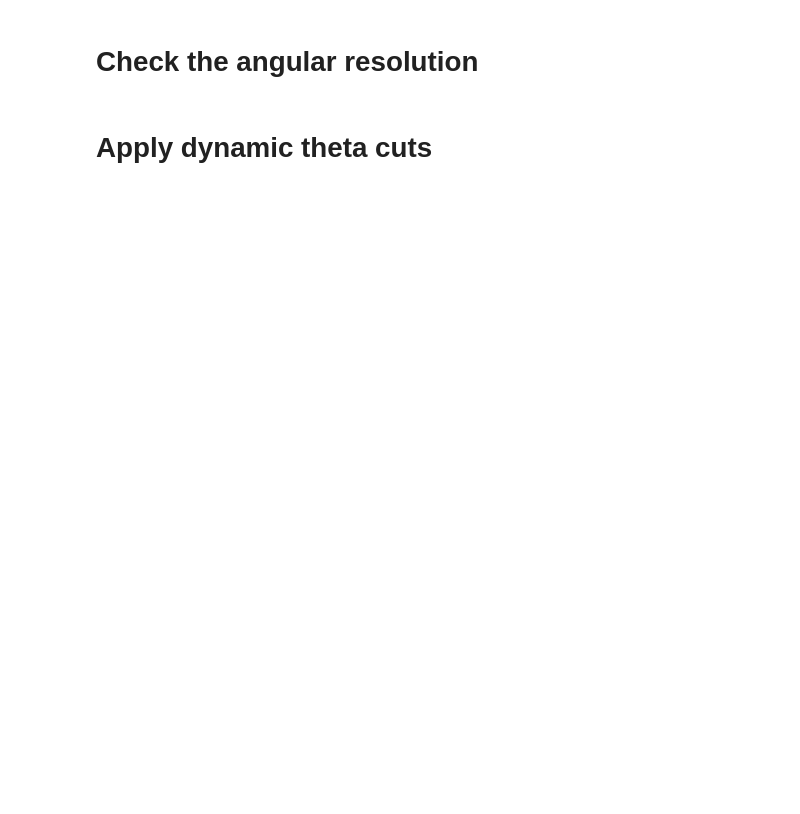
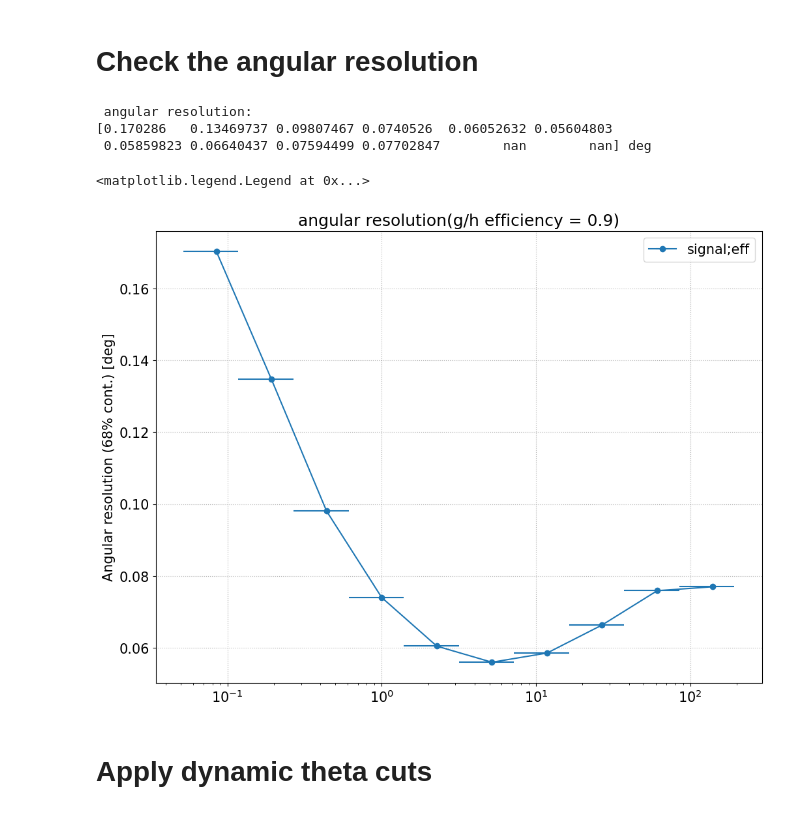
Before and after one commit to dipierr/magic-lst1-sw-school, a Jupyter notebook: check_irfs_from_dl2.ipynb, the cells around one changed output. Cells and saved outputs as stored; diff of their text form; code cells hidden in the pictures; blank space fills up the shorter version.

```diff
--- a/check_irfs_from_dl2.ipynb
+++ b/check_irfs_from_dl2.ipynb
@@ -25,9 +27,9 @@ colors = plt.rcParams["axes.prop_cycle"].by_key()["color"]
 # === Settings ===
 # ================
 
-input_file_gamma_m = ''
+input_file_gamma_m = '/fefs/aswg/workspace/elisa.visentin/MAGIC_LST_analysis/Crab_2/DL2/gamma/school/*zd_[1-4]*.h5'
 
-input_file_proton_m= ''
+input_file_proton_m= '/fefs/aswg/workspace/elisa.visentin/MAGIC_LST_analysis/Crab_2/DL2/proton/school/*zd_[1-4]*.h5'
 
 
 
@@ -435,30 +507,37 @@ angres_table_eff = angular_resolution(
 
 angres_eff = angres_table_eff["angular_resolution"].value
 print(f"\n angular resolution:\n{angres_eff} deg")
+# %% [output]
+ angular resolution:
+[0.170286   0.13469737 0.09807467 0.0740526  0.06052632 0.05604803
+ 0.05859823 0.06640437 0.07594499 0.07702847        nan        nan] deg
 # %%
 plt.figure()
 gs = gridspec.GridSpec(4, 1)
 
 
-plt.set_title(f"angular resolution(g/h efficiency = {gh_efficiency})")
-plt.set_ylabel("Angular resolution (68% cont.) [deg]")
+plt.title(f"angular resolution(g/h efficiency = {gh_efficiency})")
+plt.ylabel("Angular resolution (68% cont.) [deg]")
 plt.semilogx()
 plt.grid()
 
 
 
 
 # Plot the angular resolution
 plt.errorbar(
     x=energy_bins_center,
     y=angres_eff,
     xerr=energy_bins_width,
     label="signal;eff",
     marker="o",
 )
 
 
 plt.legend()
+# %% [output]
+<matplotlib.legend.Legend at 0x...>
+[figure, added]
 # %% [markdown]
 # Apply dynamic theta cuts
 # %%
```
Also changed, not shown: parts of 30 cells of this notebook, 1 other file.
